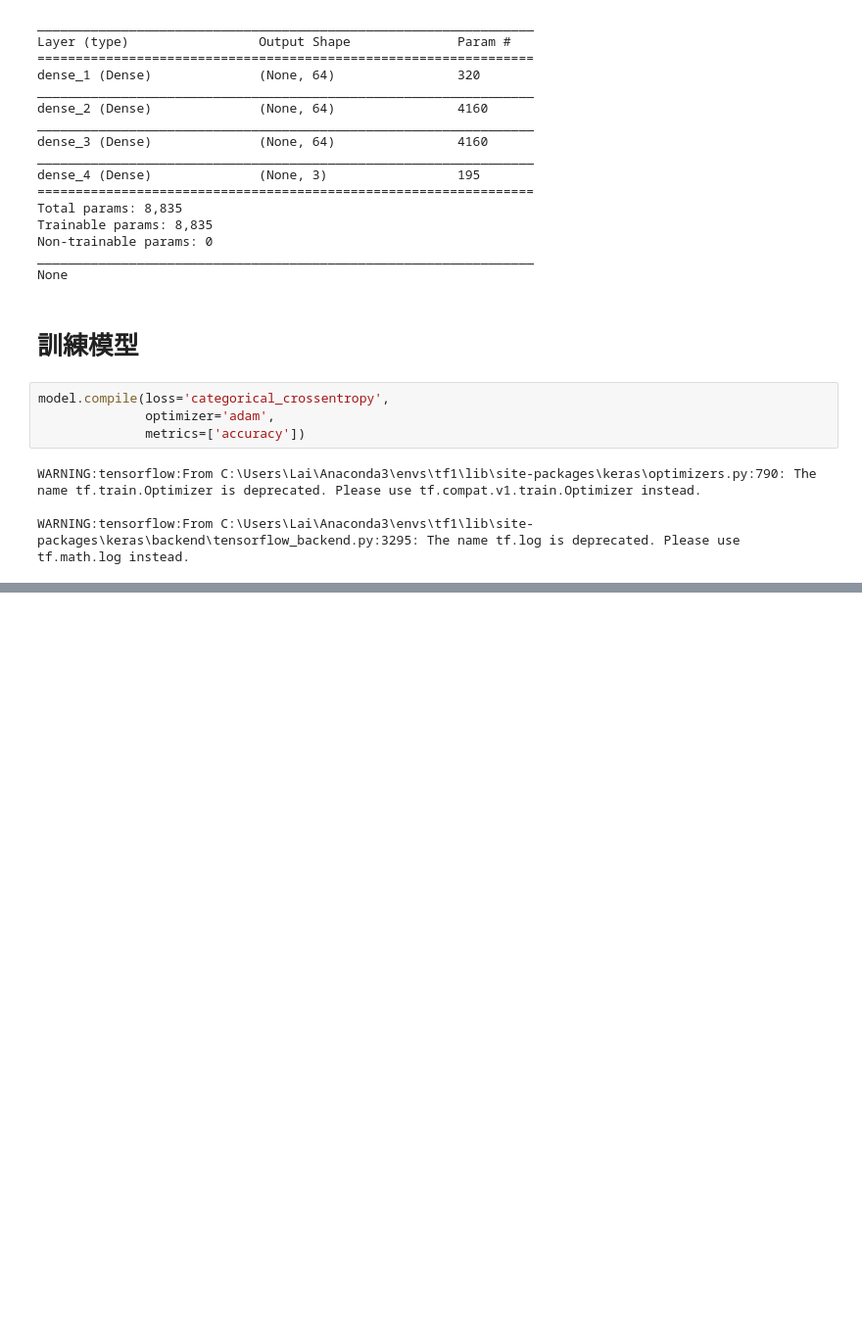
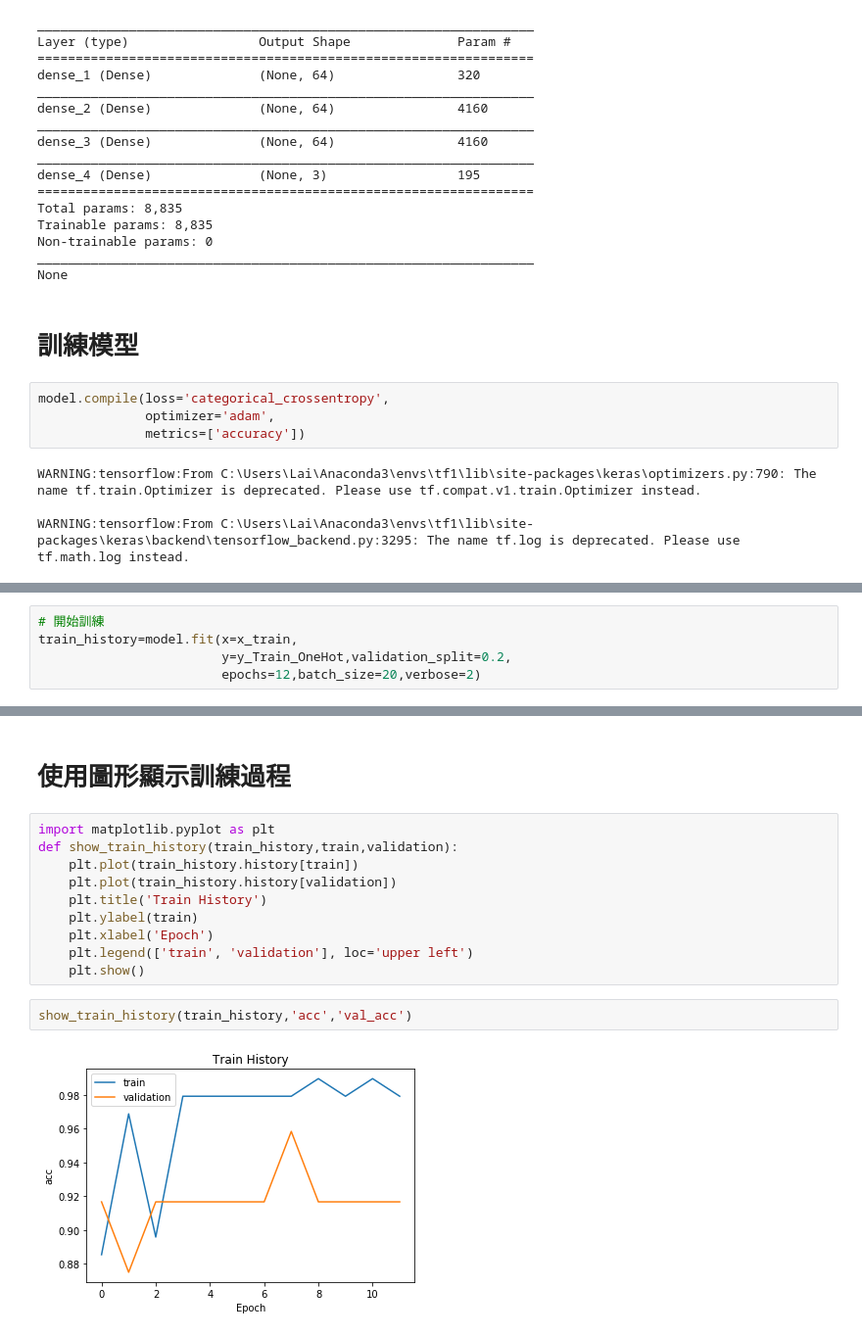
Before and after one commit to 3a632062/DL_HW05, a Jupyter notebook: DL_HW05.ipynb, the cells around one changed output, grey strips where cells are left out. Shown at 98% size. Drawn from its saved outputs; the diff is of its cells as text; blank space fills up the shorter version.

Commit message:
使用圖形顯示訓練過程

```diff
--- a/DL_HW05.ipynb
+++ b/DL_HW05.ipynb
@@ -150,0 +148,5 @@ train_history=
+# %%
+# 開始訓練
+train_history=model.fit(x=x_train,
+                        y=y_Train_OneHot,validation_split=0.2,
+                        epochs=12,batch_size=20,verbose=2)
@@ -150,0 +171,16 @@ train_history=
+# %% [markdown]
+# 使用圖形顯示訓練過程
+# %%
+import matplotlib.pyplot as plt
+def show_train_history(train_history,train,validation):
+    plt.plot(train_history.history[train])
+    plt.plot(train_history.history[validation])
+    plt.title('Train History')
+    plt.ylabel(train)
+    plt.xlabel('Epoch')
+    plt.legend(['train', 'validation'], loc='upper left')
+    plt.show()
+# %%
+show_train_history(train_history,'acc','val_acc')
+# %% [output]
+[figure, added]
```
Also changed, not shown: parts of 3 cells of this notebook.
